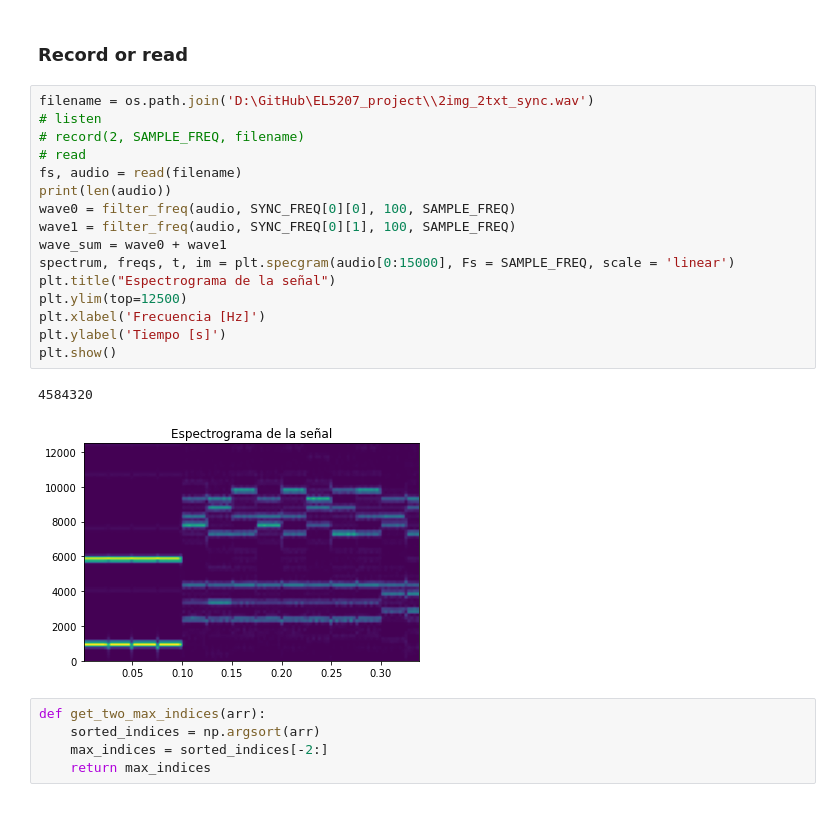
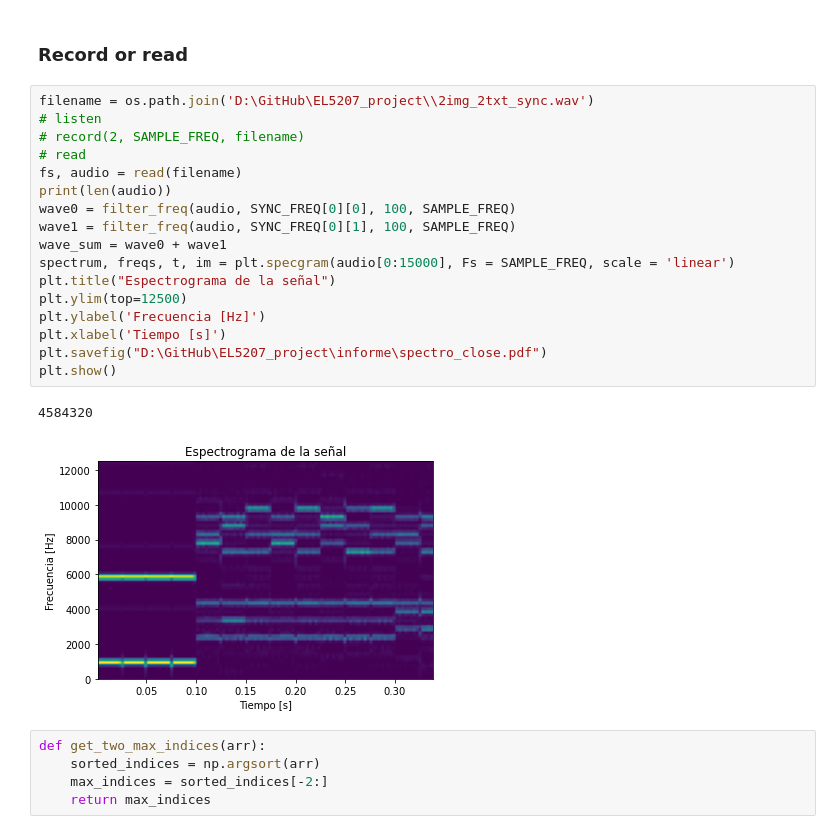
Before and after one commit to leslieecv/EL5207_project, a Jupyter notebook: receiver/demod_viewer.ipynb, the cells around one changed output. Drawn from its saved outputs; the diff is of its cells as text.

```diff
--- a/receiver/demod_viewer.ipynb
+++ b/receiver/demod_viewer.ipynb
@@ -20,22 +20,23 @@ SYNC_FREQ = [[348, 894], [5298, 5792]]
 # %%
 filename = os.path.join('D:\GitHub\EL5207_project\\2img_2txt_sync.wav')
 # listen
 # record(2, SAMPLE_FREQ, filename)
 # read
 fs, audio = read(filename)
 print(len(audio))
 wave0 = filter_freq(audio, SYNC_FREQ[0][0], 100, SAMPLE_FREQ)
 wave1 = filter_freq(audio, SYNC_FREQ[0][1], 100, SAMPLE_FREQ)
 wave_sum = wave0 + wave1
 spectrum, freqs, t, im = plt.specgram(audio[0:15000], Fs = SAMPLE_FREQ, scale = 'linear')
 plt.title("Espectrograma de la señal")
 plt.ylim(top=12500)
-plt.xlabel('Frecuencia [Hz]')
-plt.ylabel('Tiempo [s]')
+plt.ylabel('Frecuencia [Hz]')
+plt.xlabel('Tiempo [s]')
+plt.savefig("D:\GitHub\EL5207_project\informe\spectro_close.pdf")
 plt.show()
 # %% [output]
 4584320
-[figure, old version]
+[figure, new version]
 # %%
 def get_two_max_indices(arr):
     sorted_indices = np.argsort(arr)
```
Also changed, not shown: parts of 5 cells of this notebook, 4 other files.
